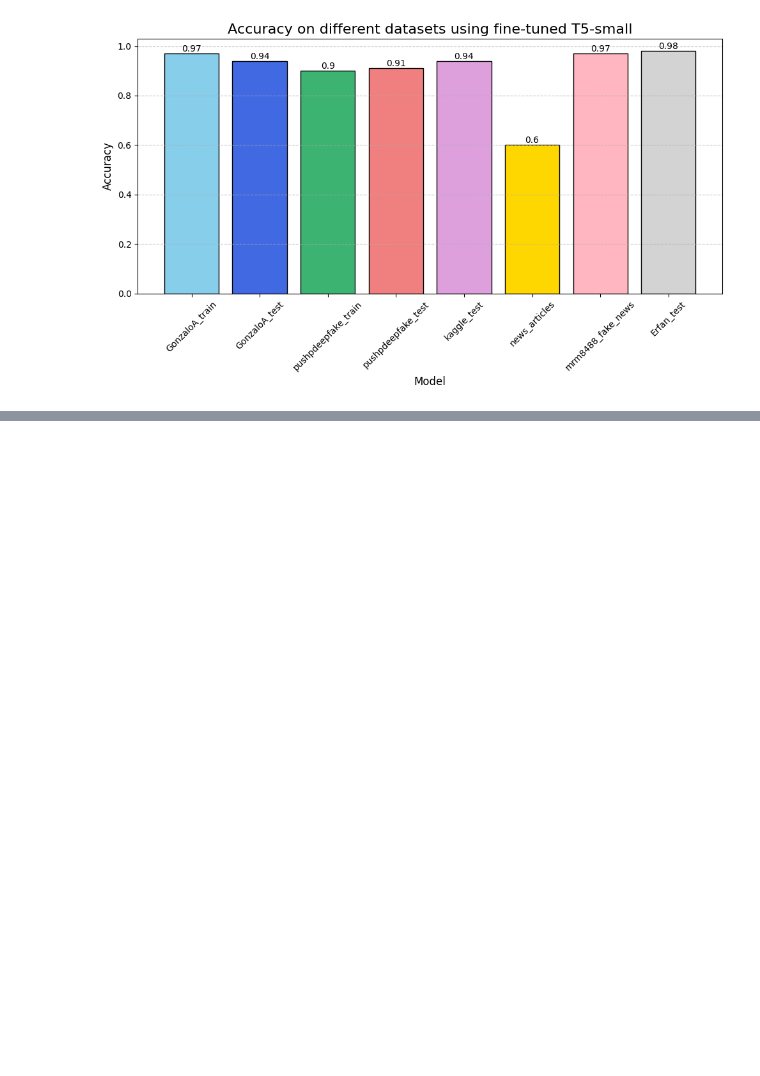
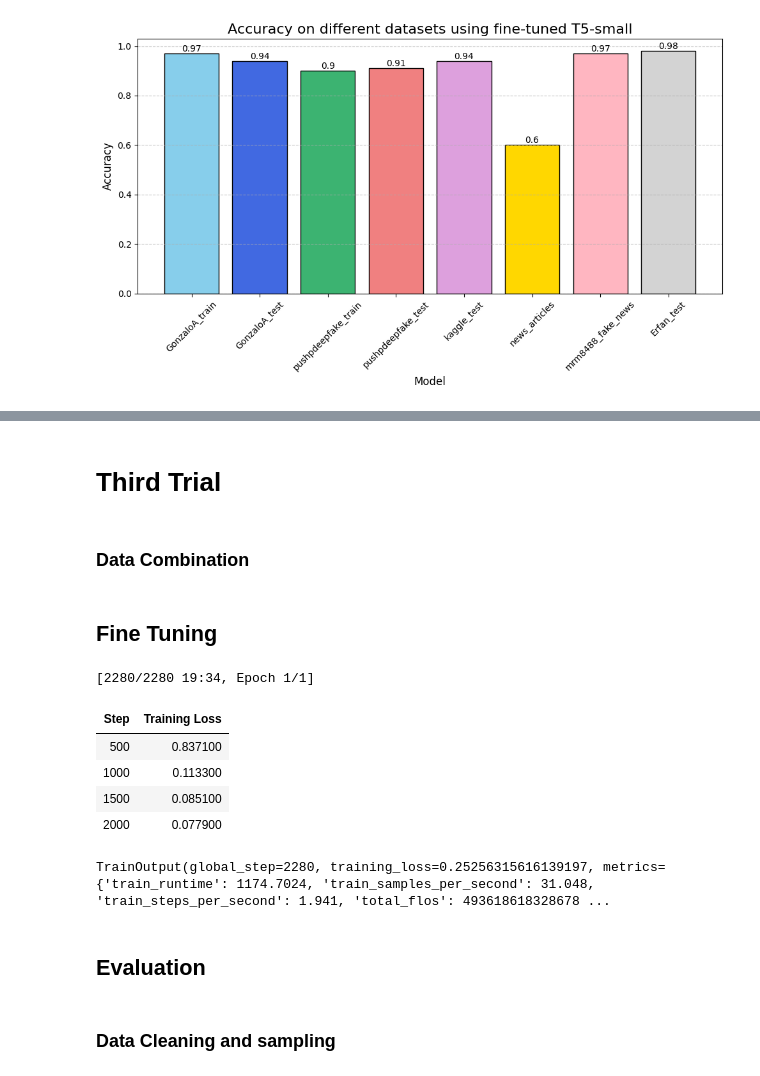
Before and after one commit to AnasElbattra/Hugging-face, a Jupyter notebook: FAKE-REAL/Notebooks/Fake_vs_Real_Trials.ipynb, the cells around one changed output, grey strips where cells are left out. Saved outputs shown, nothing was run; the diff lists cells and outputs as text; code cells hidden in the pictures; blank space fills up the shorter version.

```diff
--- a/FAKE-REAL/Notebooks/Fake_vs_Real_Trials.ipynb
+++ b/FAKE-REAL/Notebooks/Fake_vs_Real_Trials.ipynb
@@ -888,0 +1307,2 @@ plt.show()
+# %% [markdown]
+# Third Trial
@@ -888,0 +1327,2 @@ plt.show()
+# %% [markdown]
+### Data Combination
@@ -888,0 +1339,2 @@ plt.show()
+# %% [markdown]
+## Fine Tuning
@@ -888,0 +1357,49 @@ plt.show()
+# %%
+label_lookup = {0: "fake", 1: "real"}
+to_tokens = to_tokens(tokenizer, label_lookup)
+tokenized_dataset = dataset.map(
+    to_tokens, batched=True, remove_columns=["text", "label"]
+)
+# %%
+local_training_root = "./"
+checkpoint_name = "test-trainer"
+local_checkpoint_path = os.path.join(local_training_root, checkpoint_name)
+training_args = tr.TrainingArguments(
+    local_checkpoint_path,
+    num_train_epochs=1,  # default number of epochs to train is 3
+    per_device_train_batch_size=16,
+    optim="adamw_torch",
+    report_to=["tensorboard"],
+)
+# %%
+t5_model = tr.AutoModelForSeq2SeqLM.from_pretrained("t5-small")
+# %%
+metric = load_metric("accuracy")
+
+
+def compute_metrics(eval_pred):
+    predictions, labels = eval_pred
+    predictions = [
+        tokenizer.decode(p, skip_special_tokens=True)
+        for p in predictions.argmax(dim=-1)
+    ]
+    labels = [label_lookup[l] for l in labels]
+
+    return metric.compute(predictions=predictions, references=labels)
+# %%
+trainer = Trainer(
+    model=t5_model,
+    args=training_args,
+    train_dataset=tokenized_dataset["train"],
+    eval_dataset=tokenized_dataset["test"],
+    compute_metrics=compute_metrics,
+)
+trainer.train()
+# %% [output]
+[2280/2280 19:34, Epoch 1/1]
+| Step | Training Loss |
+| 500 | 0.837100 |
+| 1000 | 0.113300 |
+| 1500 | 0.085100 |
+| 2000 | 0.077900 |
+TrainOutput(global_step=2280, training_loss=0.25256315616139197, metrics={'train_runtime': 1174.7024, 'train_samples_per_second': 31.048, 'train_steps_per_second': 1.941, 'total_flos': 493618618328678 ...
@@ -888,0 +1416,4 @@ plt.show()
+# %% [markdown]
+## Evaluation
+# %% [markdown]
+### Data Cleaning and sampling
```
Also changed, not shown: parts of 81 cells of this notebook, 1 other file.
